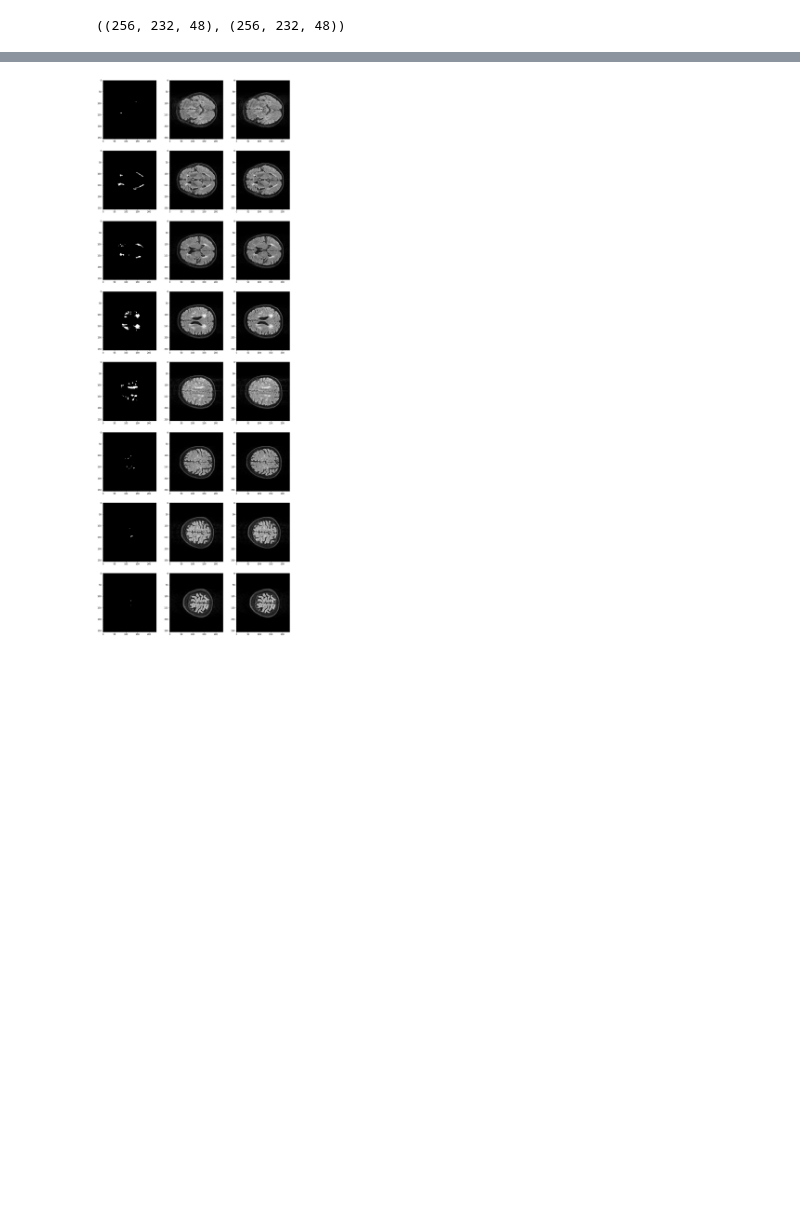
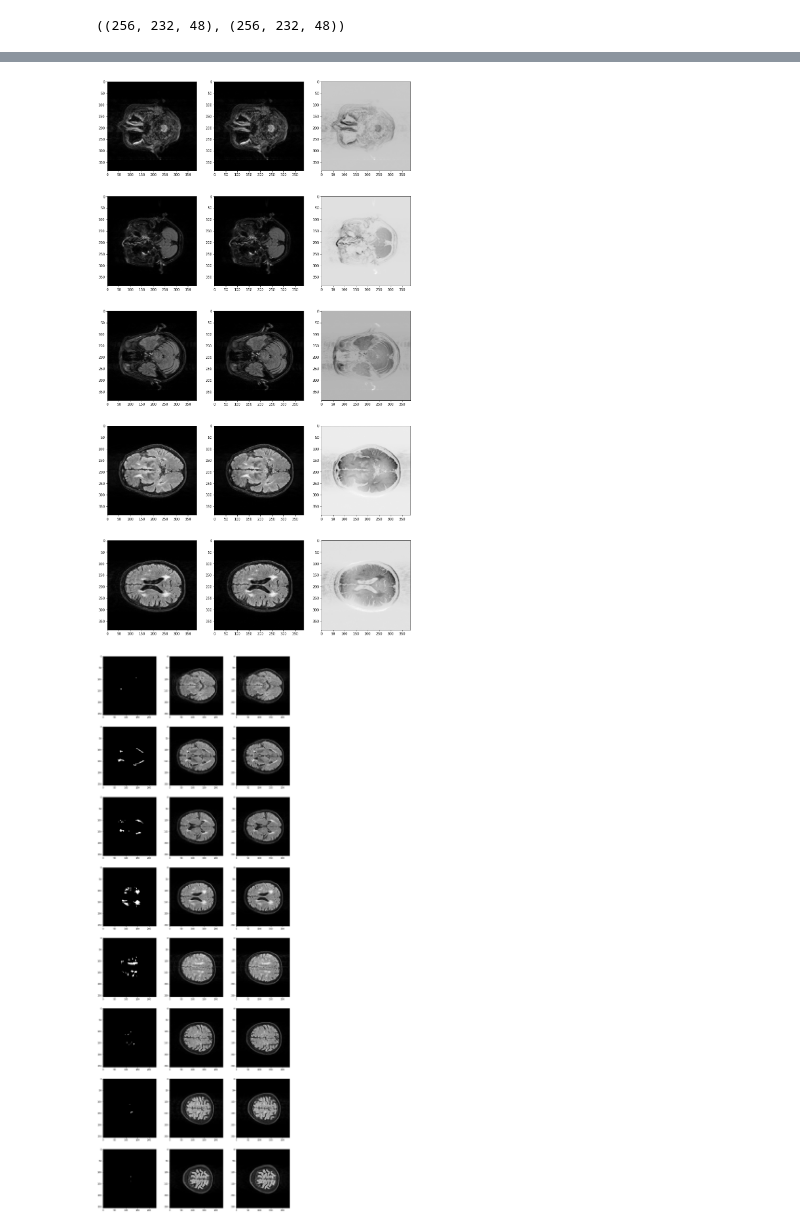
Before and after one commit to davidchen9830/wmh_challenge_segmentation, a Jupyter notebook: models/explore_datasets.ipynb, the cells around one changed output, grey strips where cells are left out. Saved outputs shown, nothing was run; the diff lists cells and outputs as text; code cells hidden in the pictures; blank space fills up the shorter version.

```diff
--- a/models/explore_datasets.ipynb
+++ b/models/explore_datasets.ipynb
@@ -50,3 +58,7 @@ pred_data = pre_img.get_fdata()
+# %%
+show_imgs(orig_transformed, pre_transformed, 5, 0, 7)
+# %% [output]
+[figure, added]
 # %%
 wmh_path = root / "Singapore" / "50" / "wmh.nii.gz"
 wmh = open_nii_file(wmh_path)
```
Also changed, not shown: parts of 3 cells of this notebook, 4 other files.
